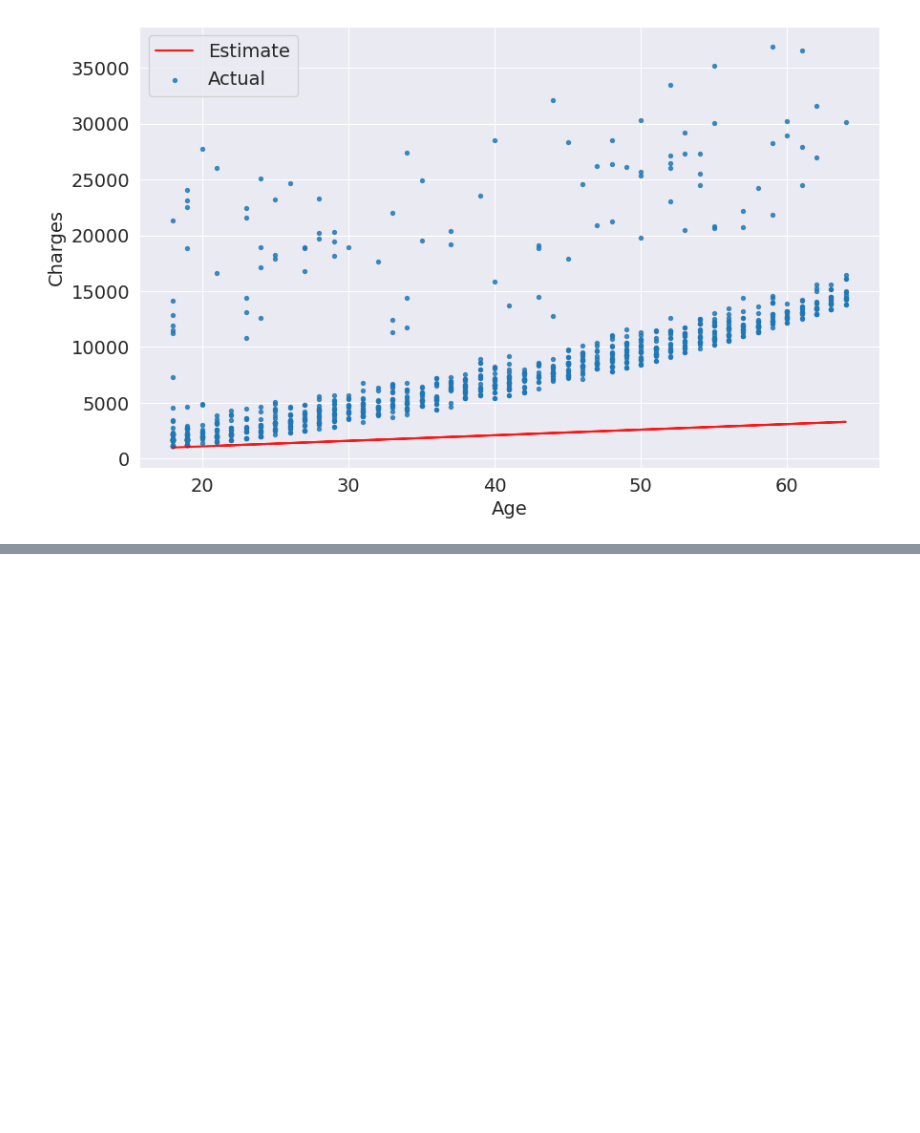
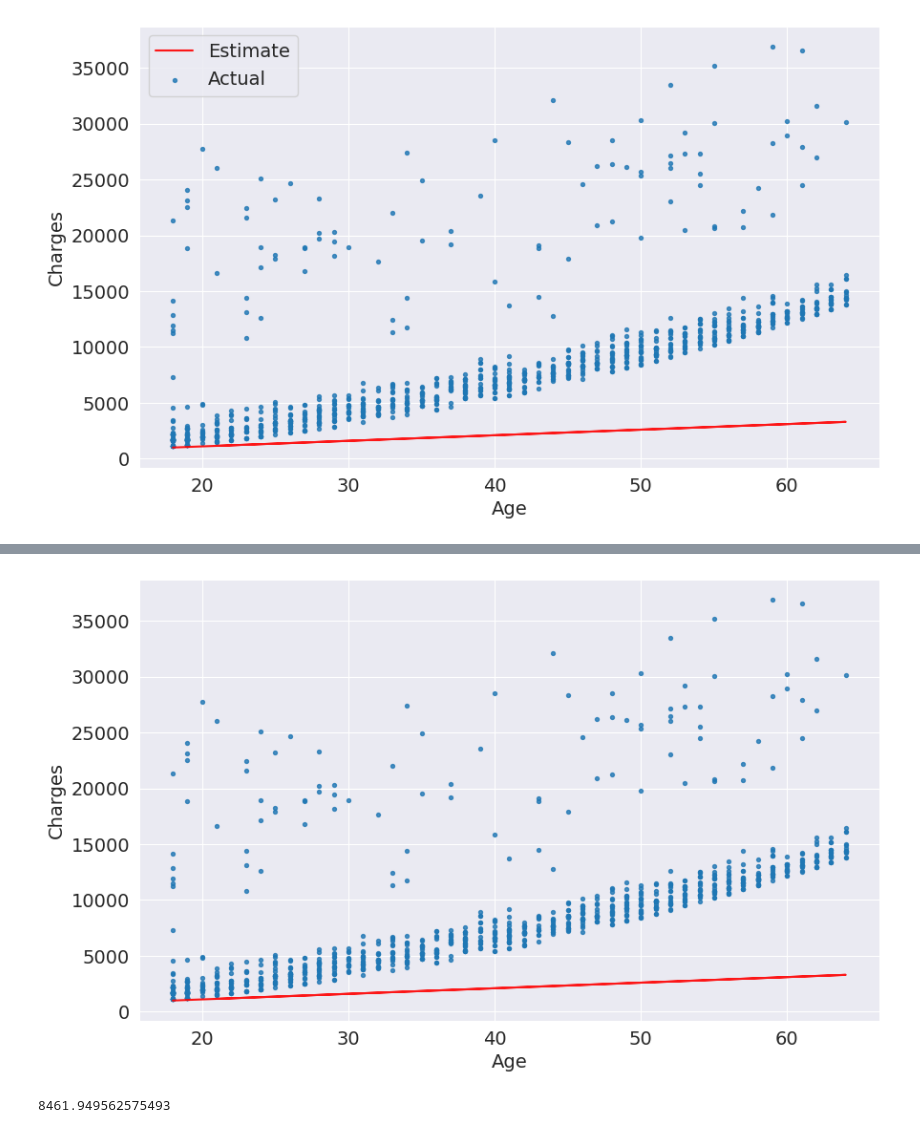
Before and after one commit to RapaDewan/Machine-Learning, a Jupyter notebook: FCC18/FCC18.ipynb, the cells around one changed output, grey strips where cells are left out. Drawn from its saved outputs; the diff is of its cells as text; code cells hidden in the pictures; blank space fills up the shorter version.

```diff
--- a/FCC18/FCC18.ipynb
+++ b/FCC18/FCC18.ipynb
@@ -196,7 +187,7 @@ plt.title("Age vs.Charges")
 Text(0.5, 1.0, 'Age vs.Charges')
 [figure]
 # %%
-def estimated_charges(age,w,b):
+def estimate_charges(age,w,b):
   return w*age+b
 # %%
 w=50
@@ -207,7 +198,7 @@ estimated_charges(50,w,b)
 2600
 # %%
 ages = non_smoker_df.age
-estimated_charges = estimated_charges(ages, w, b)
+estimated_charges = estimate_charges(ages, w, b)
 # %%
 plt.plot(ages, estimated_charges, 'r*');
 plt.xlabel('Age');
@@ -242,0 +285,7 @@ TypeError: 'Series' object is not callable
+# %%
+w=50
+b=100
+# %%
+try_parameters(w,b)
+# %% [output]
+[figure, added]
@@ -242,0 +295,4 @@ TypeError: 'Series' object is not callable
+# %%
+rmse(targets, predicted)
+# %% [output]
+8461.949562575493
```
Also changed, not shown: parts of 19 cells of this notebook.
